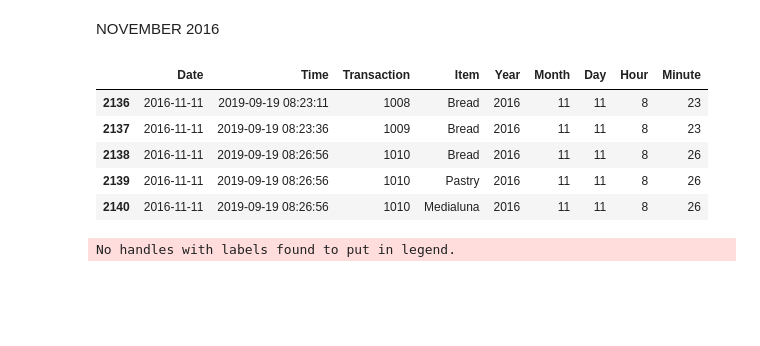
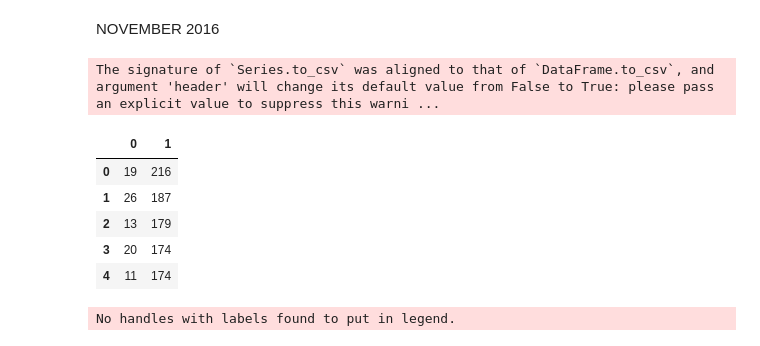
Before and after one commit to sdbarve14/Bakery-Data-Analysis-with-Apriori-Alorithm, a Jupyter notebook: Bakery_Data_Analysis.ipynb, the cells around one changed output. Drawn from its saved outputs; the diff is of its cells as text; code cells hidden in the pictures; blank space fills up the shorter version.

```diff
--- a/Bakery_Data_Analysis.ipynb
+++ b/Bakery_Data_Analysis.ipynb
@@ -102,13 +114,20 @@ NOVEMBER 2016
 # %%
 nov_2016_1 = dec_2016.loc[df['Month'] == 11]
 nov_2016_1.head()
+nov_2016_2 = nov_2016_1['Day'].value_counts()
+nov_2016_2.to_csv('nov_2016.csv')
 # %% [output]
-|  | Date | Time | Transaction | Item | Year | Month | Day | Hour | Minute |
-| 2136 | 2016-11-11 | 2019-09-19 08:23:11 | 1008 | Bread | 2016 | 11 | 11 | 8 | 23 |
-| 2137 | 2016-11-11 | 2019-09-19 08:23:36 | 1009 | Bread | 2016 | 11 | 11 | 8 | 23 |
-| 2138 | 2016-11-11 | 2019-09-19 08:26:56 | 1010 | Bread | 2016 | 11 | 11 | 8 | 26 |
-| 2139 | 2016-11-11 | 2019-09-19 08:26:56 | 1010 | Pastry | 2016 | 11 | 11 | 8 | 26 |
-| 2140 | 2016-11-11 | 2019-09-19 08:26:56 | 1010 | Medialuna | 2016 | 11 | 11 | 8 | 26 |
+The signature of `Series.to_csv` was aligned to that of `DataFrame.to_csv`, and argument 'header' will change its default value from False to True: please pass an explicit value to suppress this warni ...
+# %%
+nov_2016_3 = pd.read_csv('nov_2016.csv',header=None)
+nov_2016_3.head()
+# %% [output]
+|  | 0 | 1 |
+| 0 | 19 | 216 |
+| 1 | 26 | 187 |
+| 2 | 13 | 179 |
+| 3 | 20 | 174 |
+| 4 | 11 | 174 |
 # %%
 #year1_analysis3.plot(kind='bar')
 plt.title('November 2016')
```
Also changed, not shown: parts of 37 cells of this notebook, 25 other files.
